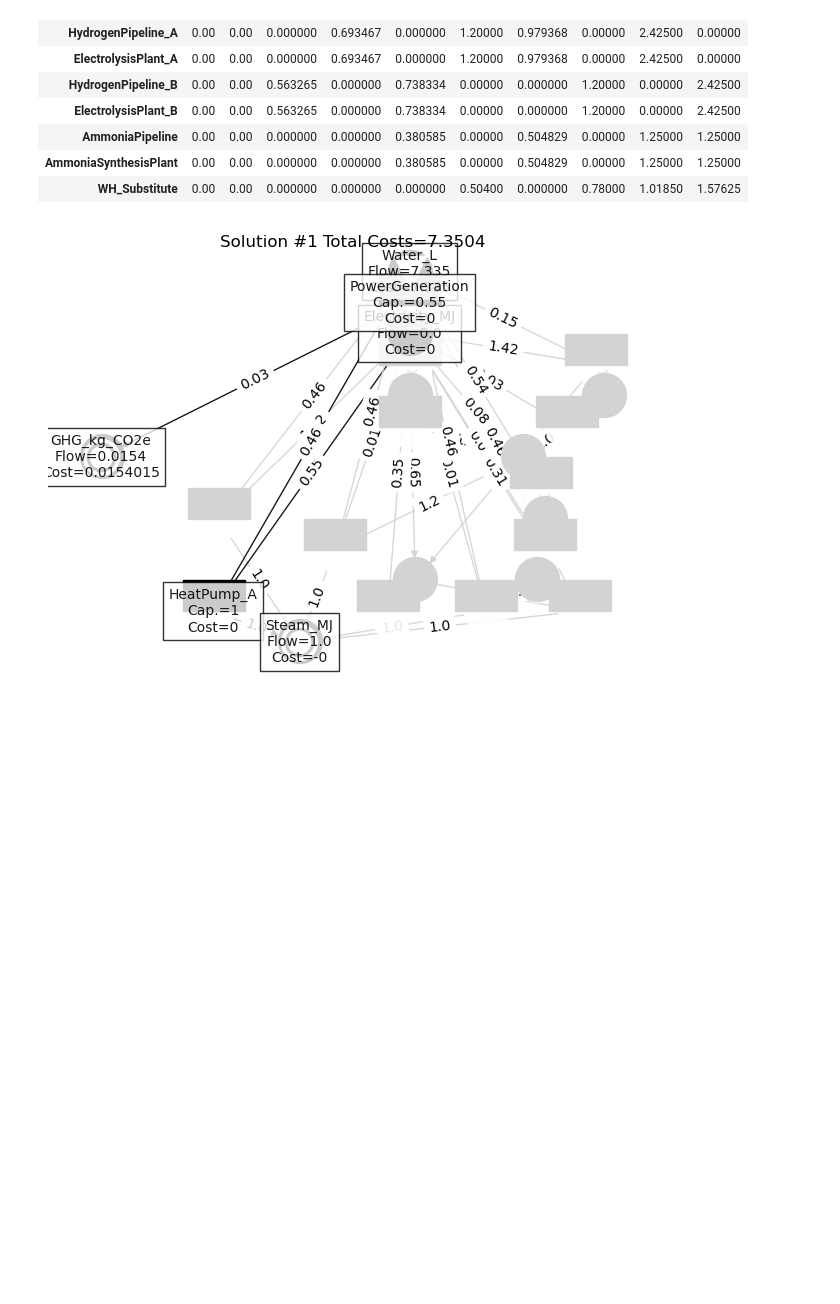
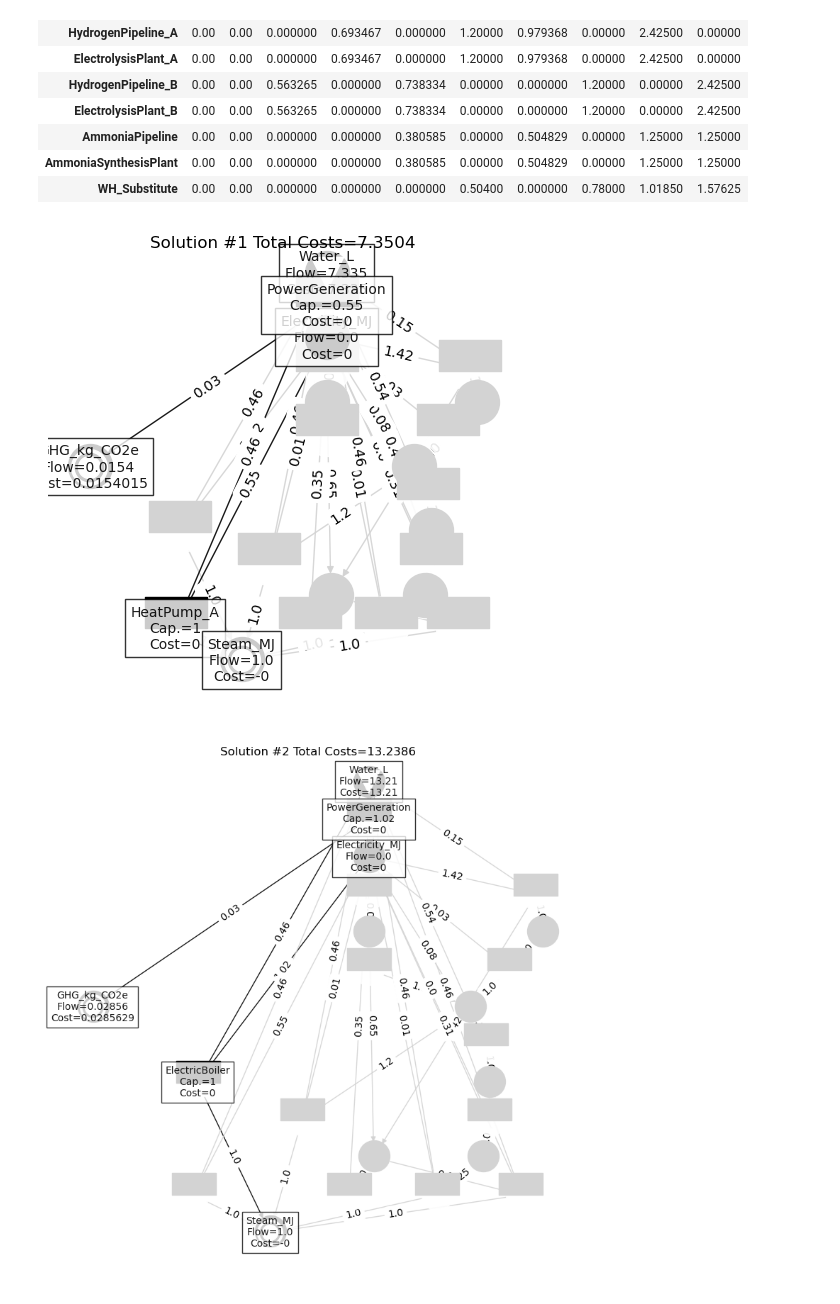
Before and after one commit to jppimentell/P-graph_LCO, a Jupyter notebook: LCO_P-graph.ipynb, the cells around one changed output. Cells and saved outputs as stored; diff of their text form; code cells hidden in the pictures; blank space fills up the shorter version.

```diff
--- a/LCO_P-graph.ipynb
+++ b/LCO_P-graph.ipynb
@@ -50,8 +70,8 @@ max_sols=10
 
 The subsequent code will transform the information of the matrices into P-graph and will utilize algorithm ABB to find the n-best solutions up to a maximum of solutions specified in the variable `max_sols`
 # %%
-#color_nodes={}
-#color_edges={}
+color_nodes={}
+color_edges={}
 measurement_units=dict()
 A_mat=data_problem.iloc[:-4,:-4]
 B_mat=pd.read_excel(f"./{file_problem}.xlsx",sheet_name="B",index_col=0).fillna(0)
@@ -106,7 +126,7 @@ for inv in inventories:
                    flow_rate_lower_bound=0,
                    price=-sum([weights_obj[k]*Q_mat[inv][k] for k in impacts]) if sum([weights_obj[k]*Q_mat[inv][k] for k in impacts]) !=1 else -1.0001,
                    flow_rate_upper_bound=100000000)
-        #color_nodes[f"M_{inv}"]=color_inventories
+        color_nodes[f"M_{inv}"]=color_inventories
         measurement_units[f"M_{inv}"]="kilogram (kg)"
 
 for process in processes:
@@ -116,16 +136,17 @@ for process in processes:
                 weight_m=float(B_mat[process][inv])
                 if weight_m>0:
                     G.add_edge(f"O_{process}",f"M_{inv}",weight=weight_m)
-                    #color_edges[f"O_{process}",f"M_{inv}"]=color_inventories
+                    color_edges[f"O_{process}",f"M_{inv}"]=color_inventories
                 elif weight_m<0:
                     G.add_edge(f"M_{inv}",f"O_{process}",weight=-weight_m)
-                    #color_edges[f"M_{inv}",f"O_{process}"]=color_inventories
+                    color_edges[f"M_{inv}",f"O_{process}"]=color_inventories
 
 
 ME= []
-P=Pgraph(problem_network=G, mutual_exclusion=ME, solver="INSIDEOUT",max_sol=100)
+P=Pgraph(problem_network=G, mutual_exclusion=ME, solver="INSIDEOUT",max_sol=max_sols)
 #P.to_studio("./",file_name=f"{file_problem.split('_')[-1]}.pgsx",verbose=False,payout_period=1,money_units=impact_units,
 #           color_nodes=color_nodes,color_edges=color_edges, measurement_units=measurement_units)
+# Run the solver
 P.run()
 # %% [markdown]
 ### Printing objectve value of solutions and extracting capacities of units
@@ -166,8 +187,9 @@ Solution 10 Total impact: 46.556
 # %%
 total_sol_num=P.get_sol_num()
 for i in range(total_sol_num):
     fig,ax=plt.subplots(1,1,layout="tight")
-    ax=P.plot_solution(sol_num=i,figsize=(5,5),node_size=1000,rescale=1,box=False, padding=0)
+    ax=P.plot_solution(sol_num=i,figsize=(8,8),node_size=1000,rescale=2,box=False, padding=0)
     plt.show()
 # %% [output]
-[figure, old version]
+[figure, new version]
+[figure, added]
```
Also changed, not shown: parts of 7 cells of this notebook.
